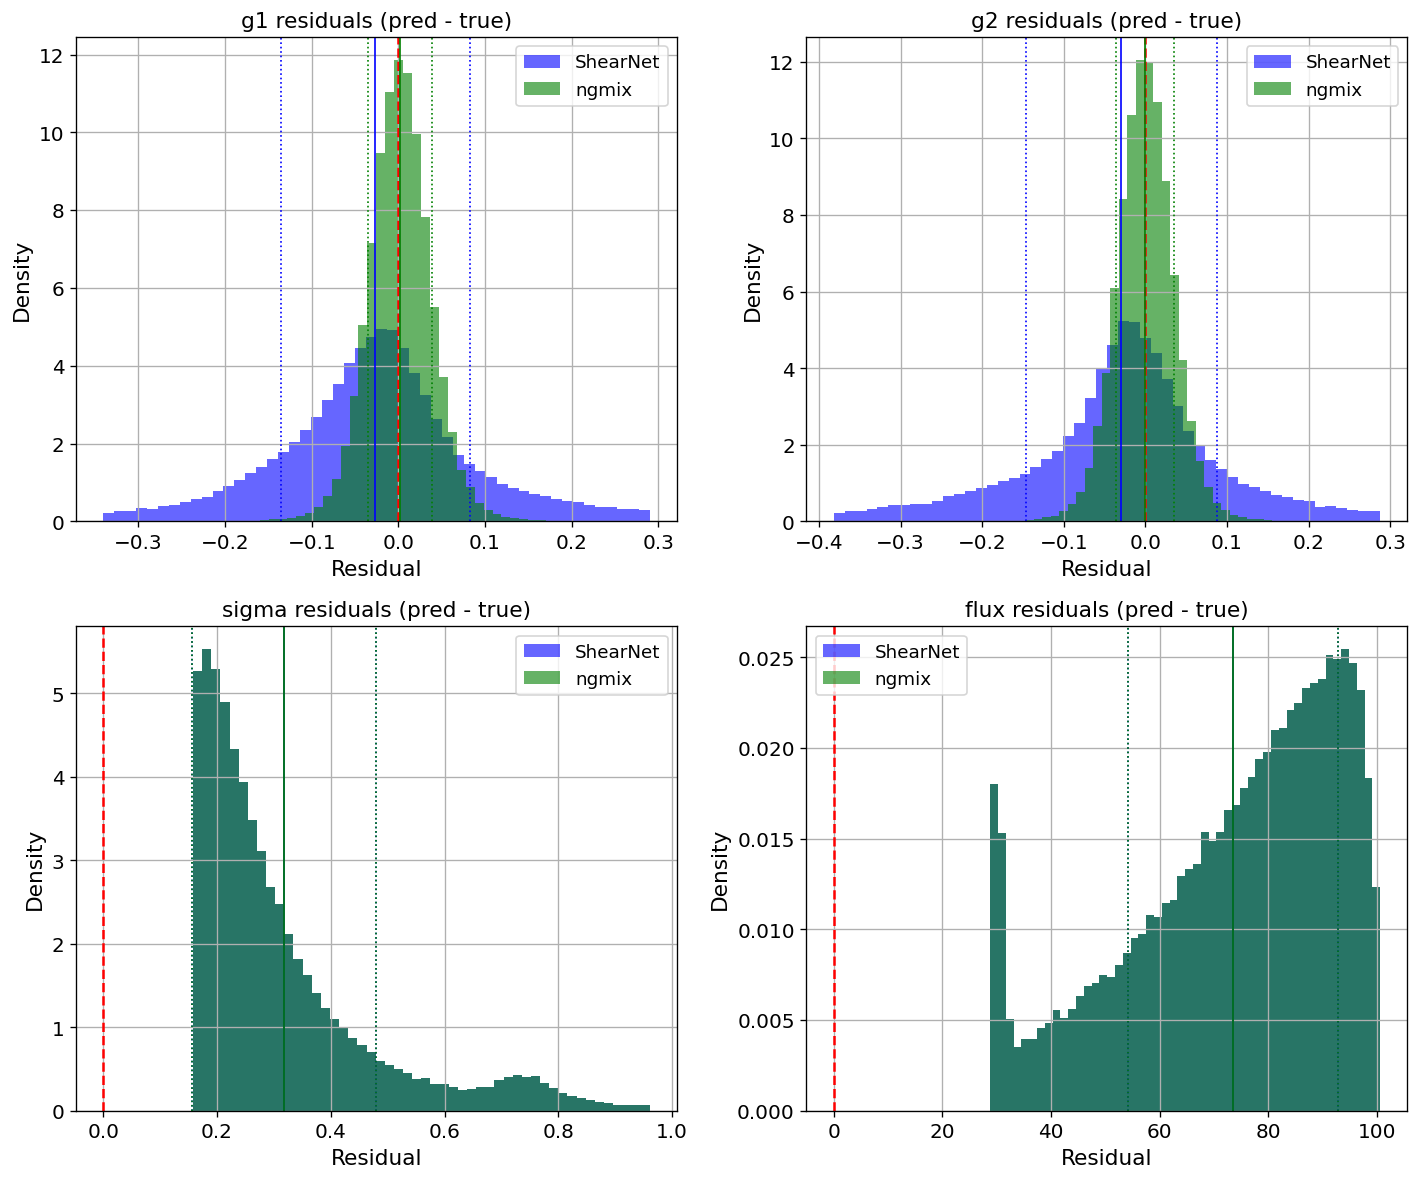
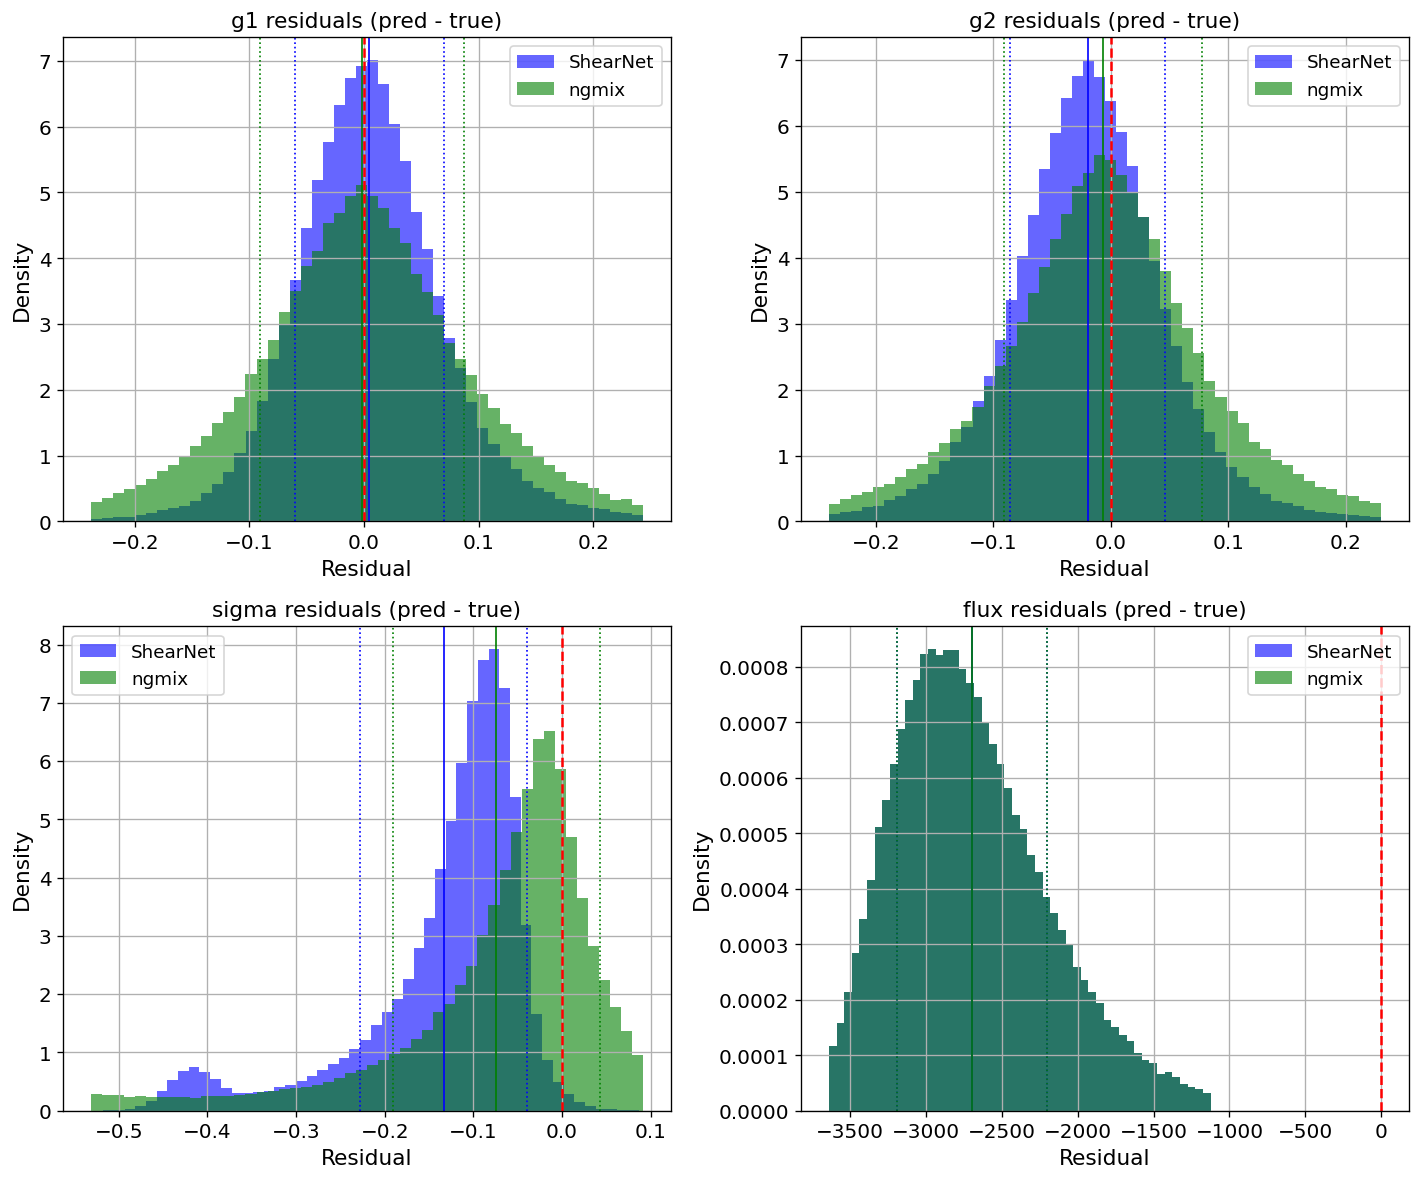
Unified diff of the notebook cell whose output changed from the first chart to the second:
--- before
+++ after
@@ -1,18 +1,16 @@
 # ── build (N, 4) arrays expected by plot_helpers ────────────────────────────
-# Columns: [g1, g2, sigma, flux]  where sigma = sqrt(T/2), flux = s2n
-# Truth sigma/flux are not saved in the bias FITS; we use measured values
-# so the sigma/flux residual panels reflect internal scatter, not bias vs truth.
-sigma_ng  = np.sqrt(np.abs(TG_) / 2.0)
+sigma_ng     = np.sqrt(np.abs(TG_) / 2.0)
 
-true_4    = np.column_stack([G_TH,
-                              np.zeros(len(G_TH)),   # sigma truth unknown
-                              np.zeros(len(G_TH))])  # flux truth unknown
+# true sigma: convert catalog HLR to T convention: T = 2*HLR^2
+true_sigma = np.sqrt(2) * HLR_TH_   # sqrt(T/2) = sqrt(2*HLR^2/2) = HLR
 
-pred_ng_4 = np.column_stack([G_NG, sigma_ng, S2N_])
+true_4    = np.column_stack([G_TH, true_sigma, FLUX_TH_])
+pred_ng_4 = np.column_stack([G_NG, sigma_ng, FLUX_NG])
 
 # ── ShearNet residuals ────────────────────────────────────────────────────────
 if HAS_SN:
-    sigma_sn  = np.sqrt(np.abs(TG_) / 2.0)
-    pred_sn_4 = np.column_stack([G_SN, sigma_sn, S2N_])
+    sn_sigma_col = G_SN_SIGMA if HAS_SN_SIGMA else sigma_ng
+    sn_flux_col  = G_SN_FLUX  if HAS_SN_FLUX  else FLUX_NG
+    pred_sn_4 = np.column_stack([G_SN, sn_sigma_col, sn_flux_col])
 
     print("\n=== ShearNet residuals (vs truth g1/g2, vs ngmix sigma/flux) ===")
@@ -21,7 +19,7 @@
         predicted_labels=pred_sn_4,
         preds_ngmix=pred_ng_4,
+        path=os.path.join(METACAL_DIR, "residuals_shearnet"),
     )
-    plt.savefig(os.path.join(METACAL_DIR, "residuals_shearnet_g_sn_raw.png"), dpi=150, bbox_inches="tight")
-    print(f"Saved → {os.path.join(METACAL_DIR, 'residuals_shearnet_g_sn_raw.png')}")
+    print(f"Saved → {os.path.join(METACAL_DIR, 'residuals_shearnet.png')}")
 else:
     # ── ngmix residuals ──────────────────────────────────────────────────────────
@@ -31,5 +29,5 @@
         predicted_labels=pred_ng_4,
         preds_ngmix=pred_ng_4,
+        path=os.path.join(METACAL_DIR, "residuals_ngmix.png"),
     )
-    plt.savefig(os.path.join(METACAL_DIR, "residuals_ngmix.png"), dpi=150, bbox_inches="tight")
     print(f"Saved → {os.path.join(METACAL_DIR, 'residuals_ngmix.png')}")

Commit: unit tests and adjacent test notebooks